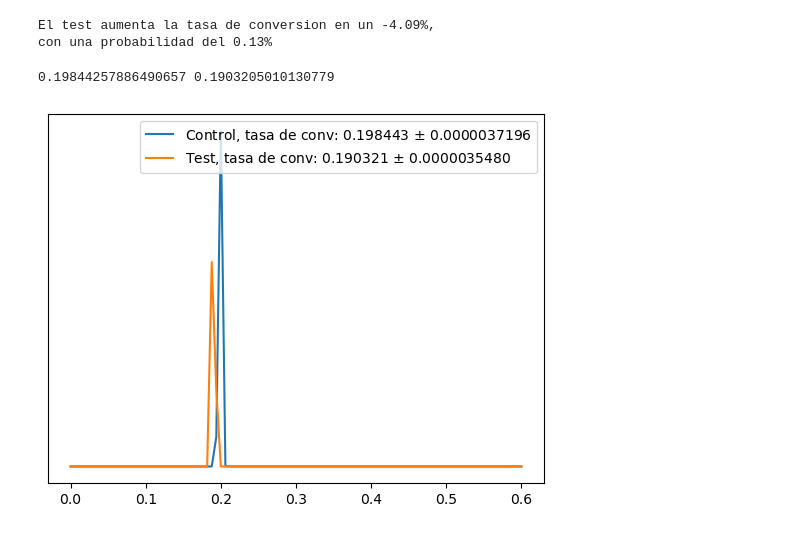
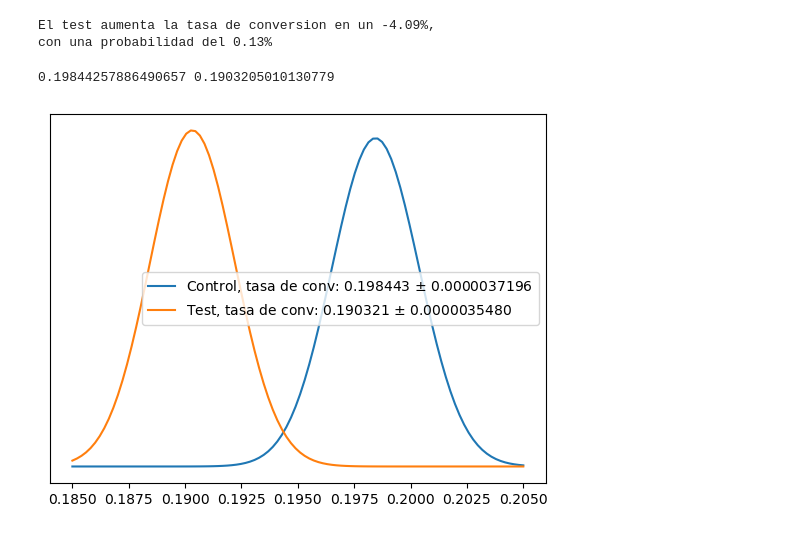
Before and after one commit to Kohkitos/6.4-lab_ab_testing_koh, a Jupyter notebook: lab-ab-test.ipynb, the cells around one changed output. Drawn from its saved outputs; the diff is of its cells as text; code cells hidden in the pictures.

```diff
--- a/lab-ab-test.ipynb
+++ b/lab-ab-test.ipynb
@@ -131,5 +131,16 @@ con una probabilidad del {:2.2f}%'''
 # %% [output]
 El test aumenta la tasa de conversion en un -1.15%,
 con una probabilidad del 5.74%
+# %%
+def plot(betas, names, linf=0.452, lsup=0.48):
+    x=np.linspace(linf, lsup, 100)
+    for f, n in zip(betas, names):
+        y=f.pdf(x)
+        y_pico=pico(f.args[0], f.args[1])
+        y_var=f.var()
+        plt.plot(x, y, label='{}, tasa de conv: {:.6f} $\pm$ {:.10f}'.format(n, y_pico, y_var))
+        plt.yticks([])
+    plt.legend()
+    plt.show();
 # %%
 print (CR_ctrl, CR_test)
@@ -187,12 +198,23 @@ con una probabilidad del {:2.2f}%'''
 # %% [output]
 El test aumenta la tasa de conversion en un -4.09%,
 con una probabilidad del 0.13%
+# %%
+def plot(betas, names, linf=0.185, lsup=0.205):
+    x=np.linspace(linf, lsup, 100)
+    for f, n in zip(betas, names):
+        y=f.pdf(x)
+        y_pico=pico(f.args[0], f.args[1])
+        y_var=f.var()
+        plt.plot(x, y, label='{}, tasa de conv: {:.6f} $\pm$ {:.10f}'.format(n, y_pico, y_var))
+        plt.yticks([])
+    plt.legend()
+    plt.show();
 # %%
 print (CR_ctrl, CR_test)
-plot([beta_C, beta_T], ['Control', 'Test'], lsup=0.6)
+plot([beta_C, beta_T], ['Control', 'Test'])
 # %% [output]
 0.19844257886490657 0.1903205010130779
-[figure, old version]
+[figure, new version]
 # %%
 # conclusiones
 # Explica detalladamente las conclusiones obtenidas de. tu testeo.
```
Also changed, not shown: parts of 1 cell of this notebook.
